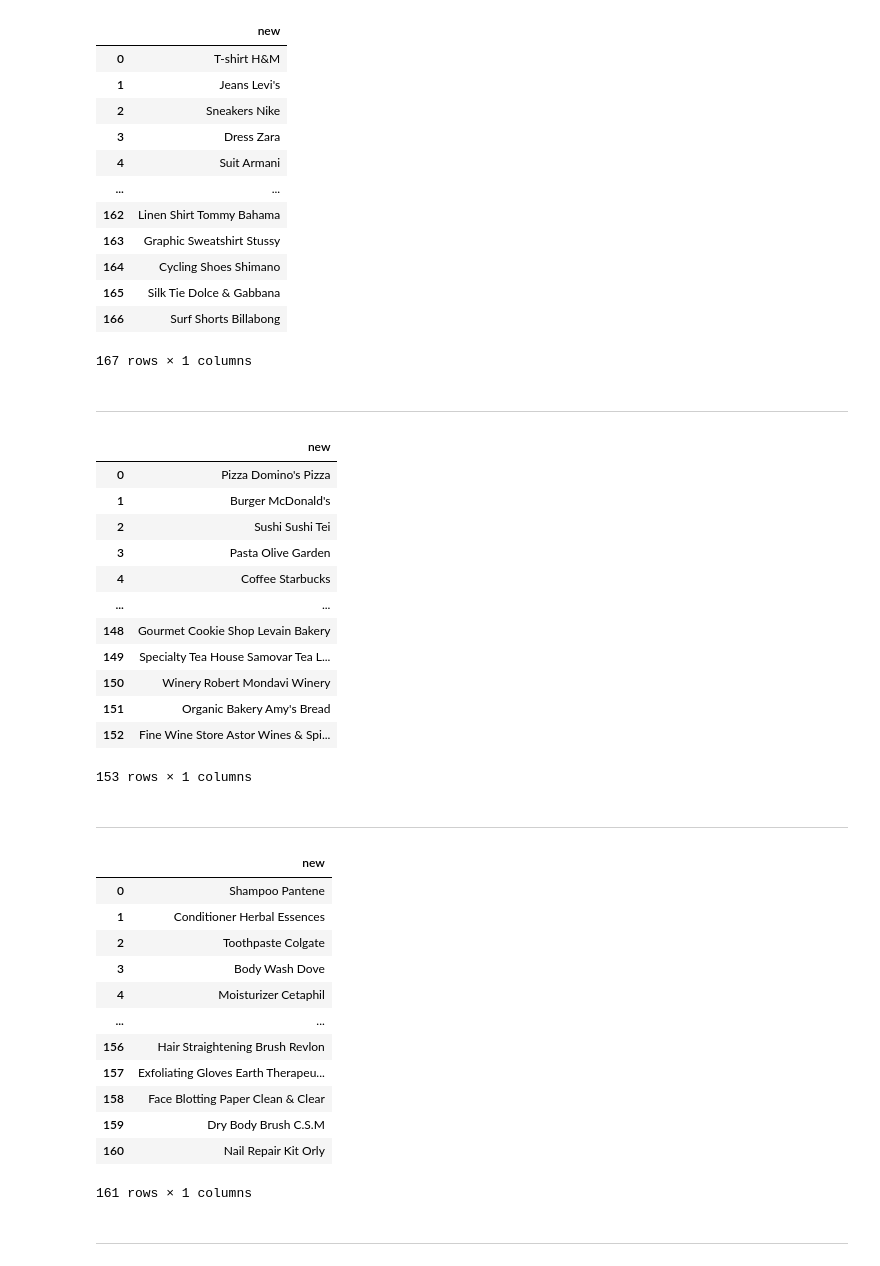
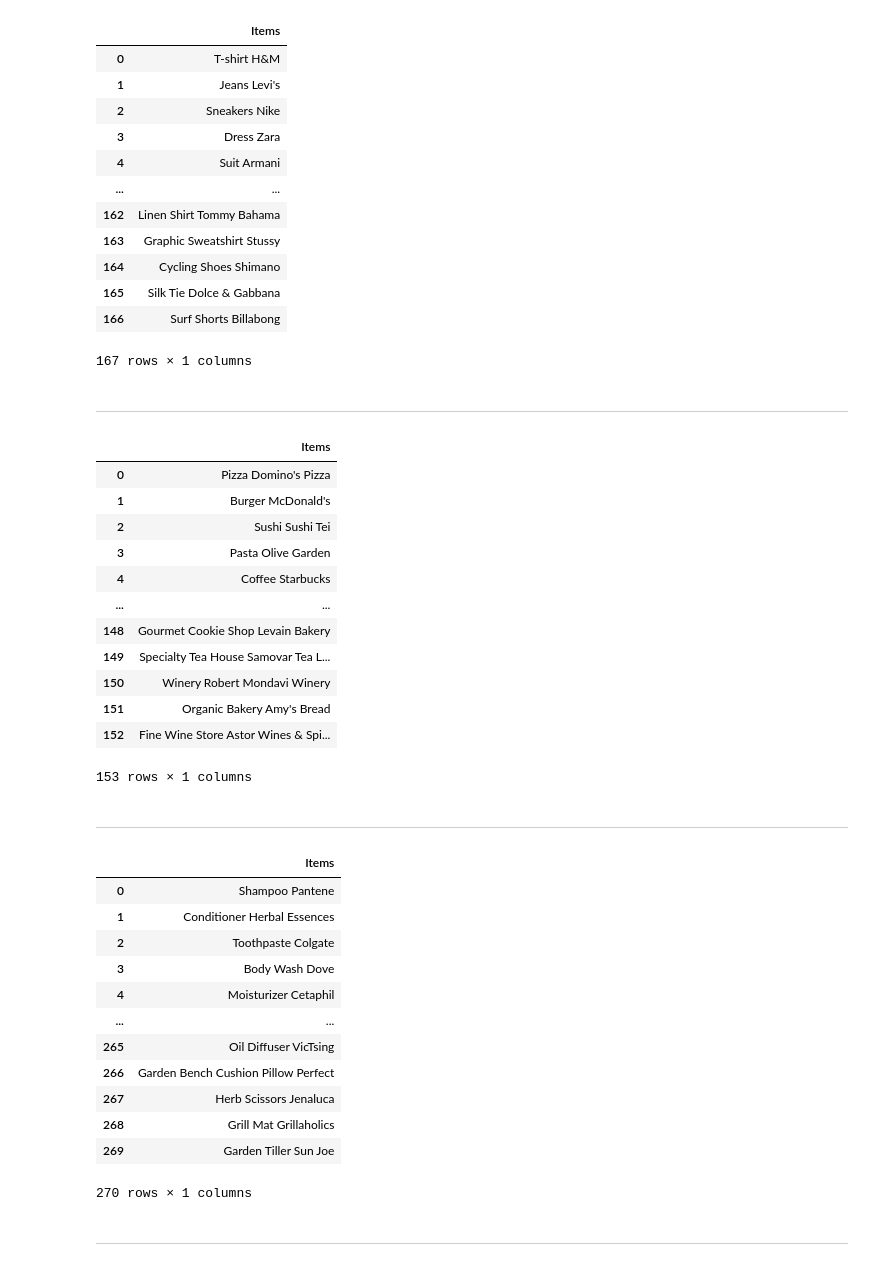
Before and after one commit to ICS438Project/receipt, a Jupyter notebook: database.ipynb, the cells around one changed output. Saved outputs shown, nothing was run; the diff lists cells and outputs as text; code cells hidden in the pictures.

```diff
--- a/database.ipynb
+++ b/database.ipynb
@@ -175,11 +175,11 @@ clothing_items = [
 # %%
 # Creating a DataFrame
 df_clothing = pd.DataFrame(clothing_items)
-df_clothing['new'] = df_clothing['Item'] + " " + df_clothing['Example Vendor']
+df_clothing['Items'] = df_clothing['Item'] + " " + df_clothing['Example Vendor']
 df_clothing = df_clothing.drop({'Item', 'Example Vendor'}, axis=1)
 df_clothing
 # %% [output]
-|  | new |
+|  | Items |
 | 0 | T-shirt H&M |
 | 1 | Jeans Levi's |
 | 2 | Sneakers Nike |
@@ -354,11 +355,11 @@ food_service_items = [
 # %%
 # Creating a DataFrame
 df_food_service = pd.DataFrame(food_service_items)
-df_food_service['new'] = df_food_service['Item'] + " " + df_food_service['Example Vendor']
+df_food_service['Items'] = df_food_service['Item'] + " " + df_food_service['Example Vendor']
 df_food_service = df_food_service.drop({'Item', 'Example Vendor'}, axis=1)
 df_food_service
 # %% [output]
-|  | new |
+|  | Items |
 | 0 | Pizza Domino's Pizza |
 | 1 | Burger McDonald's |
 | 2 | Sushi Sushi Tei |
@@ -543,21 +653,21 @@ health_beauty_items = [
 # %%
 # Creating a DataFrame
 df_health_beauty = pd.DataFrame(health_beauty_items)
-df_health_beauty['new'] = df_health_beauty['Item'] + " " + df_health_beauty['Example Vendor']
+df_health_beauty['Items'] = df_health_beauty['Item'] + " " + df_health_beauty['Example Vendor']
 df_health_beauty = df_health_beauty.drop({'Item', 'Example Vendor'}, axis=1)
 df_health_beauty
 # %% [output]
-|  | new |
+|  | Items |
 | 0 | Shampoo Pantene |
 | 1 | Conditioner Herbal Essences |
 | 2 | Toothpaste Colgate |
 | 3 | Body Wash Dove |
 | 4 | Moisturizer Cetaphil |
 | ... | ... |
-| 156 | Hair Straightening Brush Revlon |
-| 157 | Exfoliating Gloves Earth Therapeu... |
-| 158 | Face Blotting Paper Clean & Clear |
-| 159 | Dry Body Brush C.S.M |
-| 160 | Nail Repair Kit Orly |
+| 265 | Oil Diffuser VicTsing |
+| 266 | Garden Bench Cushion Pillow Perfect |
+| 267 | Herb Scissors Jenaluca |
+| 268 | Grill Mat Grillaholics |
+| 269 | Garden Tiller Sun Joe |
-161 rows × 1 columns
+270 rows × 1 columns
 # %%
```
Also changed, not shown: parts of 21 cells of this notebook, 6 other files.
